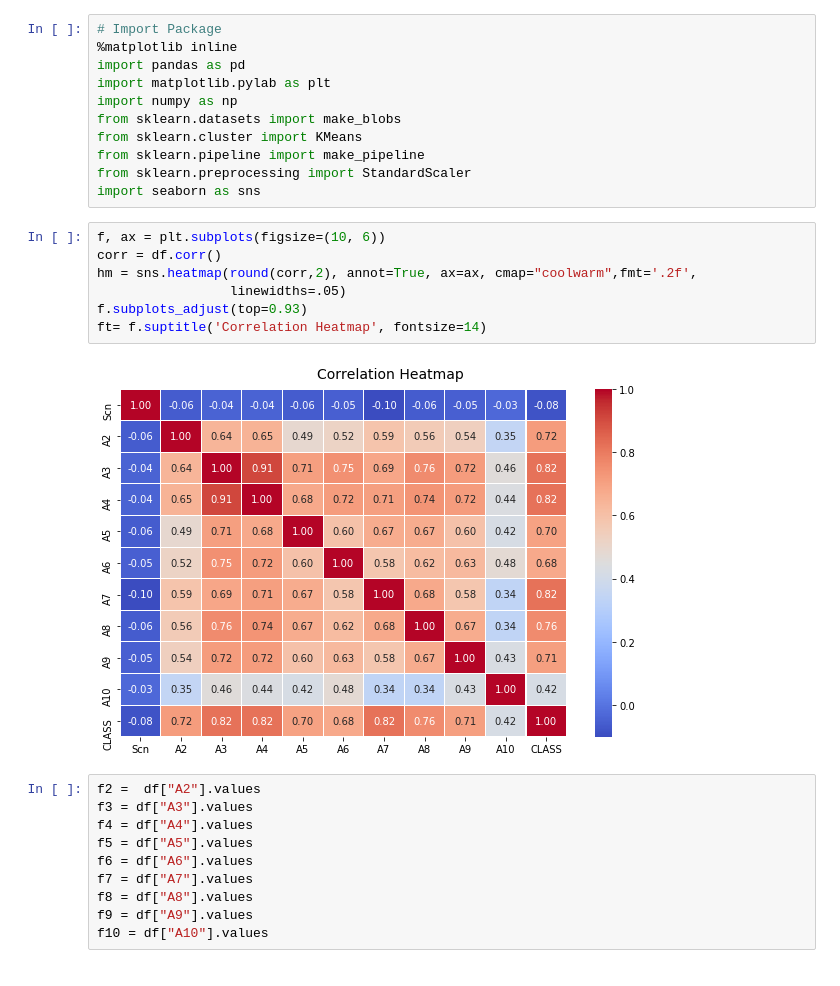
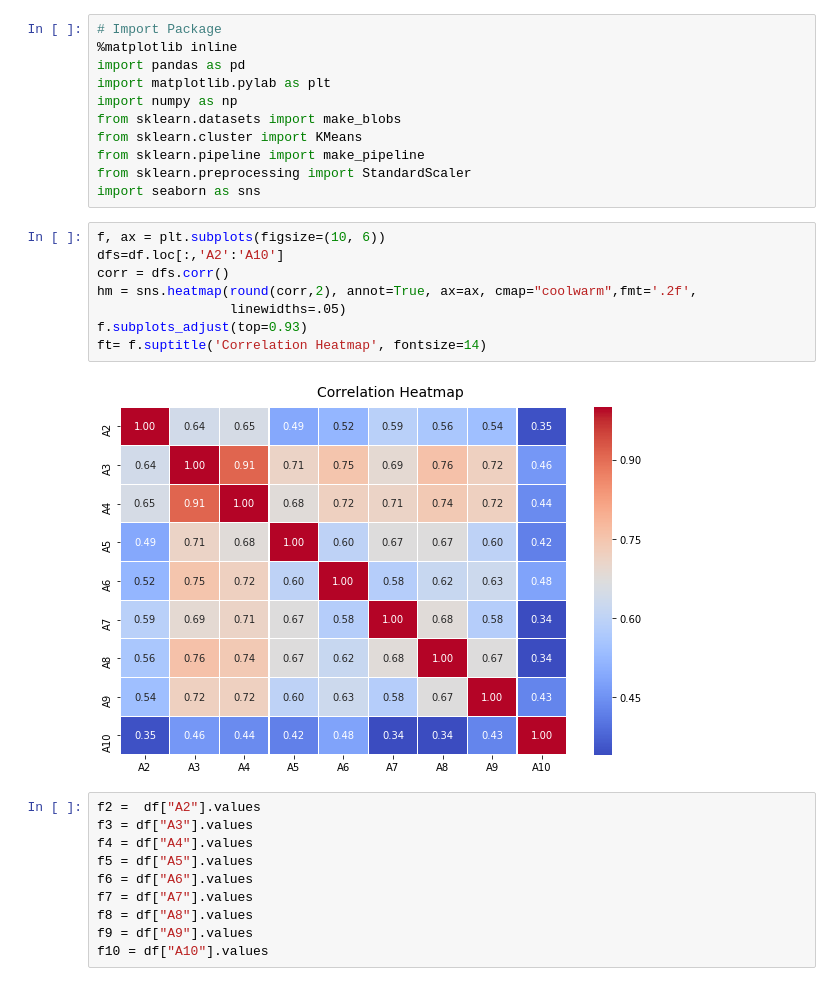
Before and after one commit to psiddam/FA18INFO-G9-PythonProject, a Jupyter notebook: Phase2/Code/Final Project Phase2.ipynb, the cells around one changed output. Drawn from its saved outputs; the diff is of its cells as text.

```diff
--- a/Phase2/Code/Final Project Phase2.ipynb
+++ b/Phase2/Code/Final Project Phase2.ipynb
@@ -215,13 +215,14 @@ from sklearn.preprocessing import StandardScaler
 import seaborn as sns
 # %%
 f, ax = plt.subplots(figsize=(10, 6))
-corr = df.corr()
+dfs=df.loc[:,'A2':'A10']
+corr = dfs.corr()
 hm = sns.heatmap(round(corr,2), annot=True, ax=ax, cmap="coolwarm",fmt='.2f',
                  linewidths=.05)
 f.subplots_adjust(top=0.93)
 ft= f.suptitle('Correlation Heatmap', fontsize=14)
 # %% [output]
-[figure, old version]
+[figure, new version]
 # %%
 f2 =  df["A2"].values
 f3 = df["A3"].values
```
Also changed, not shown: parts of 7 cells of this notebook.
